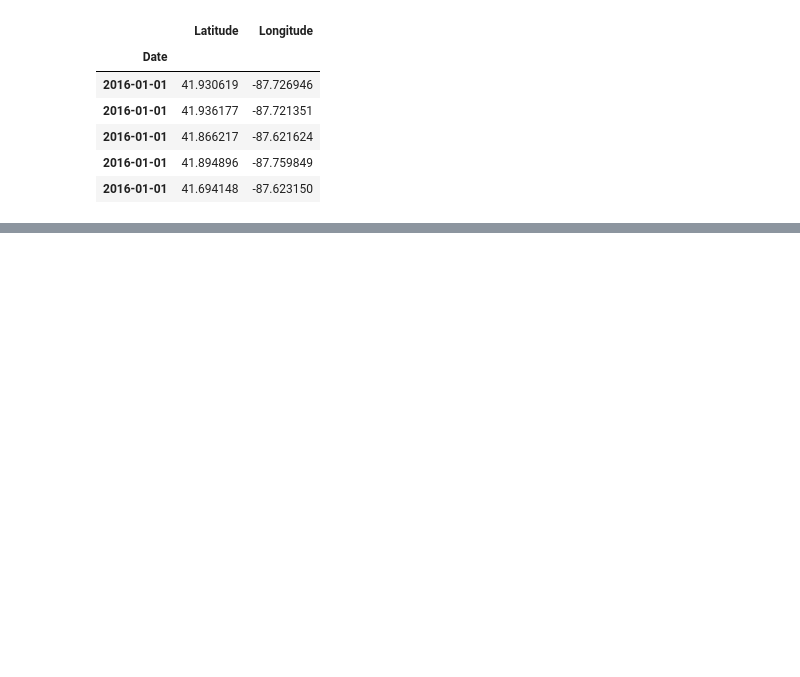
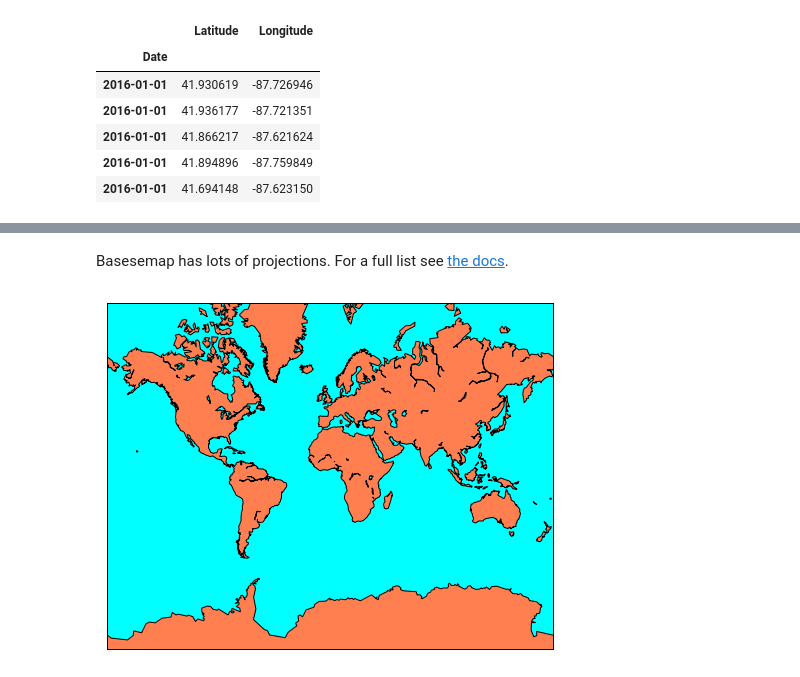
Before and after one commit to PacktPublishing/Jupyter-Notebook-for-Data-Science, a Jupyter notebook: chicago_crime_map.ipynb, the cells around one changed output, grey strips where cells are left out. Saved outputs shown, nothing was run; the diff lists cells and outputs as text; code cells hidden in the pictures; blank space fills up the shorter version.

```diff
--- a/chicago_crime_map.ipynb
+++ b/chicago_crime_map.ipynb
@@ -50,0 +51,12 @@ m.bluemarble(scale=0.5)
+# %% [markdown]
+Basesemap has lots of projections. For a full list see [the docs](https://matplotlib.org/basemap/users/mapsetup.html).
+# %%
+plt.figure(figsize=(8, 8))
+m = Basemap(projection='merc',llcrnrlat=-80,urcrnrlat=80,\
+            llcrnrlon=-180,urcrnrlon=180,lat_ts=20,resolution='c')
+m.drawcoastlines()
+m.fillcontinents(color='coral',lake_color='aqua')
+m.drawmapboundary(fill_color='aqua')
+plt.show()
+# %% [output]
+[figure, added]
```
Also changed, not shown: parts of 17 cells of this notebook, 1 other file.
